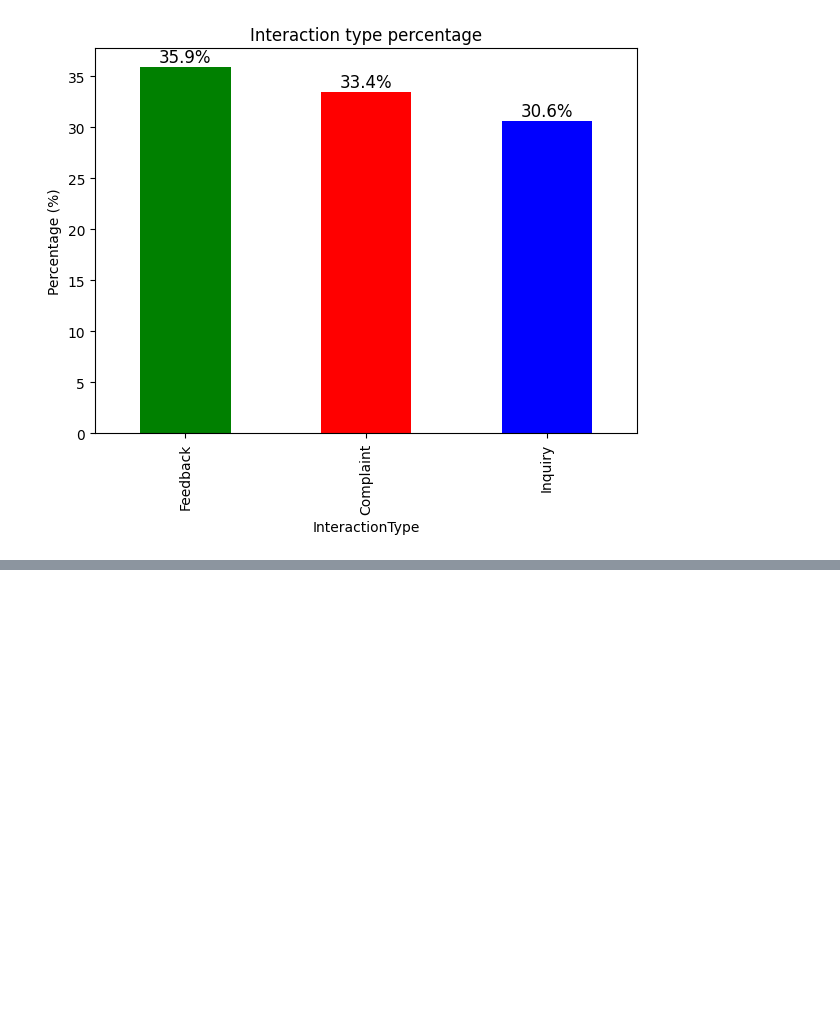
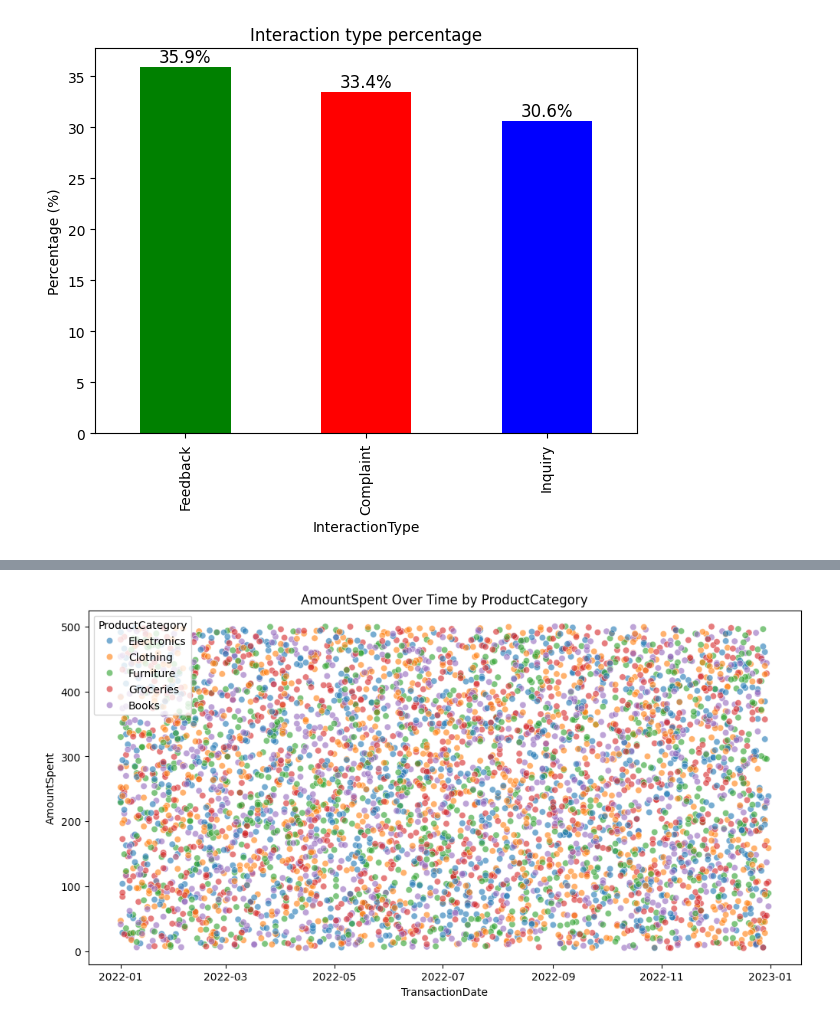
Before and after one commit to cjordan239/Loydbank_ds, a Jupyter notebook: task1.ipynb, the cells around one changed output, grey strips where cells are left out. Saved outputs shown, nothing was run; the diff lists cells and outputs as text; code cells hidden in the pictures; blank space fills up the shorter version.

```diff
--- a/task1.ipynb
+++ b/task1.ipynb
@@ -118,0 +149,9 @@ plt.show()
+# %%
+transaction_df["TransactionDate"] = pd.to_datetime(transaction_df["TransactionDate"])
+
+plt.figure(figsize=(12,6))
+sns.scatterplot(x="TransactionDate", y="AmountSpent", hue="ProductCategory", data=transaction_df, alpha=0.6)
+plt.title("AmountSpent Over Time by ProductCategory")
+plt.show()
+# %% [output]
+[figure, added]
```
Also changed, not shown: parts of 6 cells of this notebook.
